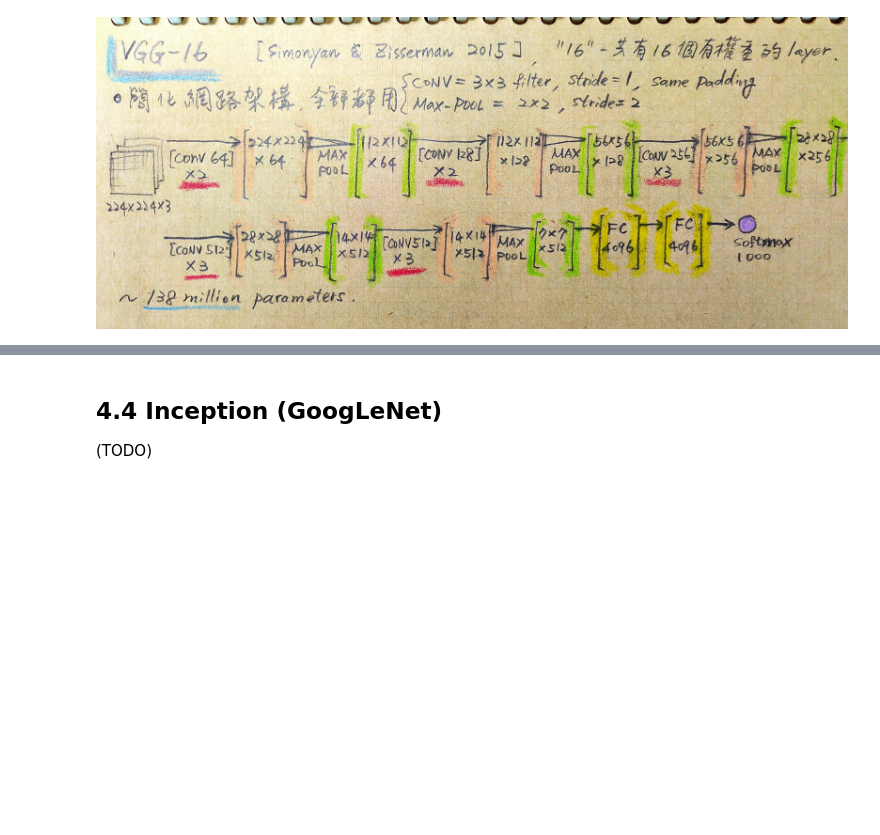
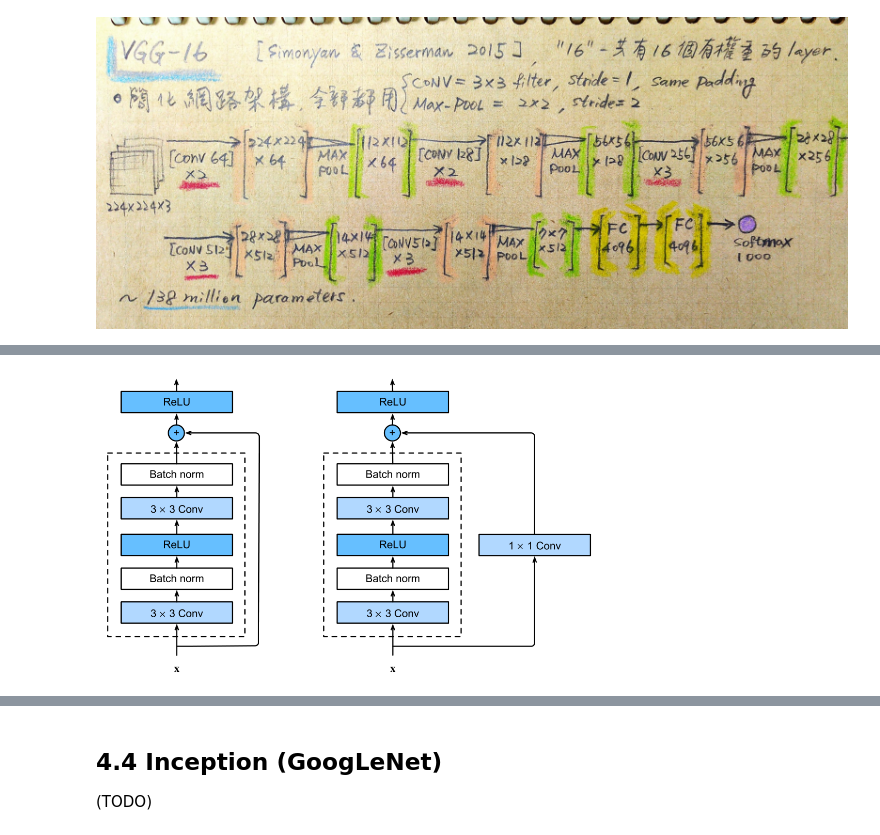
Before and after one commit to twMr7/PyTorch-Deep-Learning, a Jupyter notebook: 04-Classic_CNN_Backbones_and_Transfer_Learning.ipynb, the cells around one changed output, grey strips where cells are left out. Saved outputs shown, nothing was run; the diff lists cells and outputs as text; code cells hidden in the pictures; blank space fills up the shorter version.

```diff
--- a/04-Classic_CNN_Backbones_and_Transfer_Learning.ipynb
+++ b/04-Classic_CNN_Backbones_and_Transfer_Learning.ipynb
@@ -264,0 +301,6 @@ Image(filename='images/residual_block.png', width=400)
+# %%
+# 圖例來源： "Dive into Deep Learning" （參考書目[2]）
+# 左邊標準殘差模塊，右邊以 1×1 Conv 來調整通道數
+Image(filename='images/residual_block_with_1x1conv.png', width=500)
+# %% [output]
+[figure, added]
```
Also changed, not shown: parts of 16 cells of this notebook, 6 other files.
